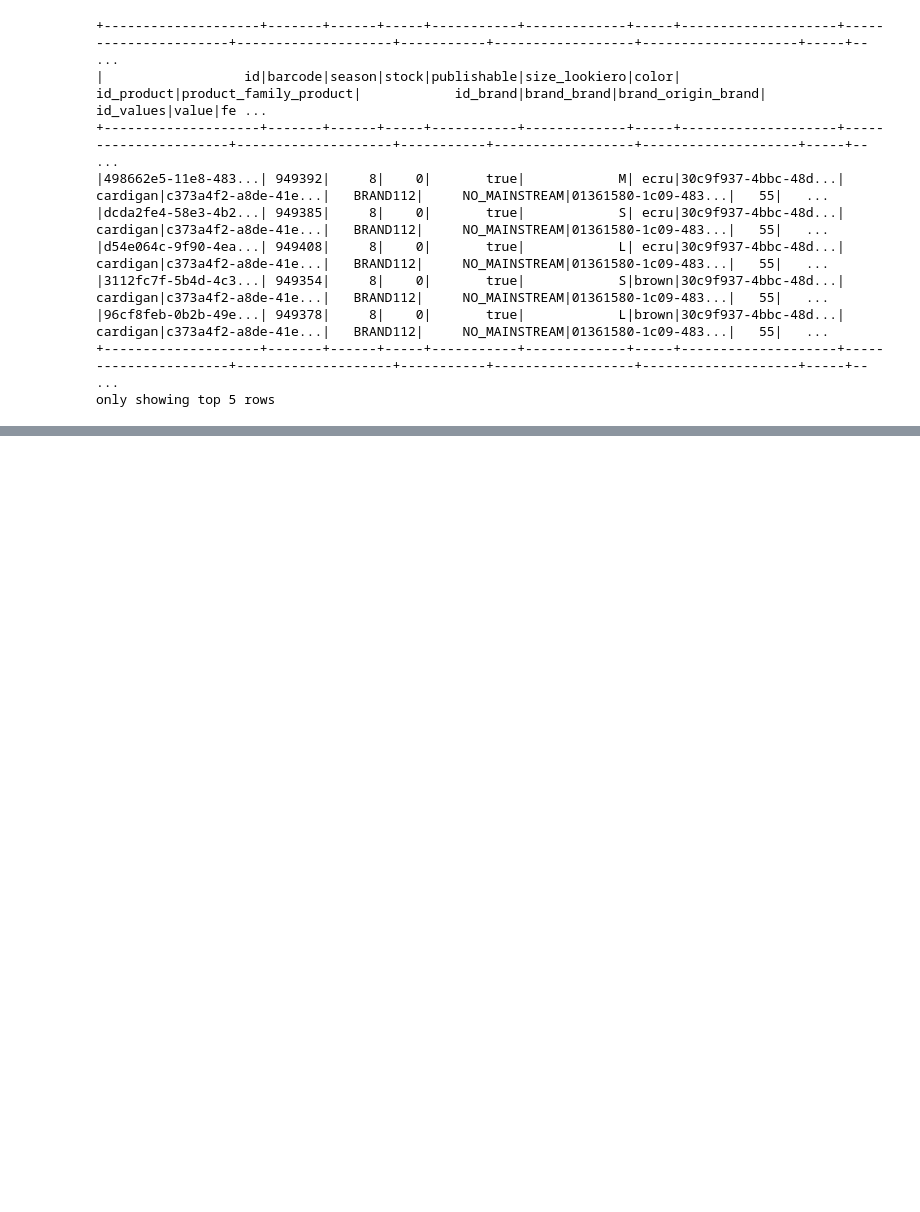
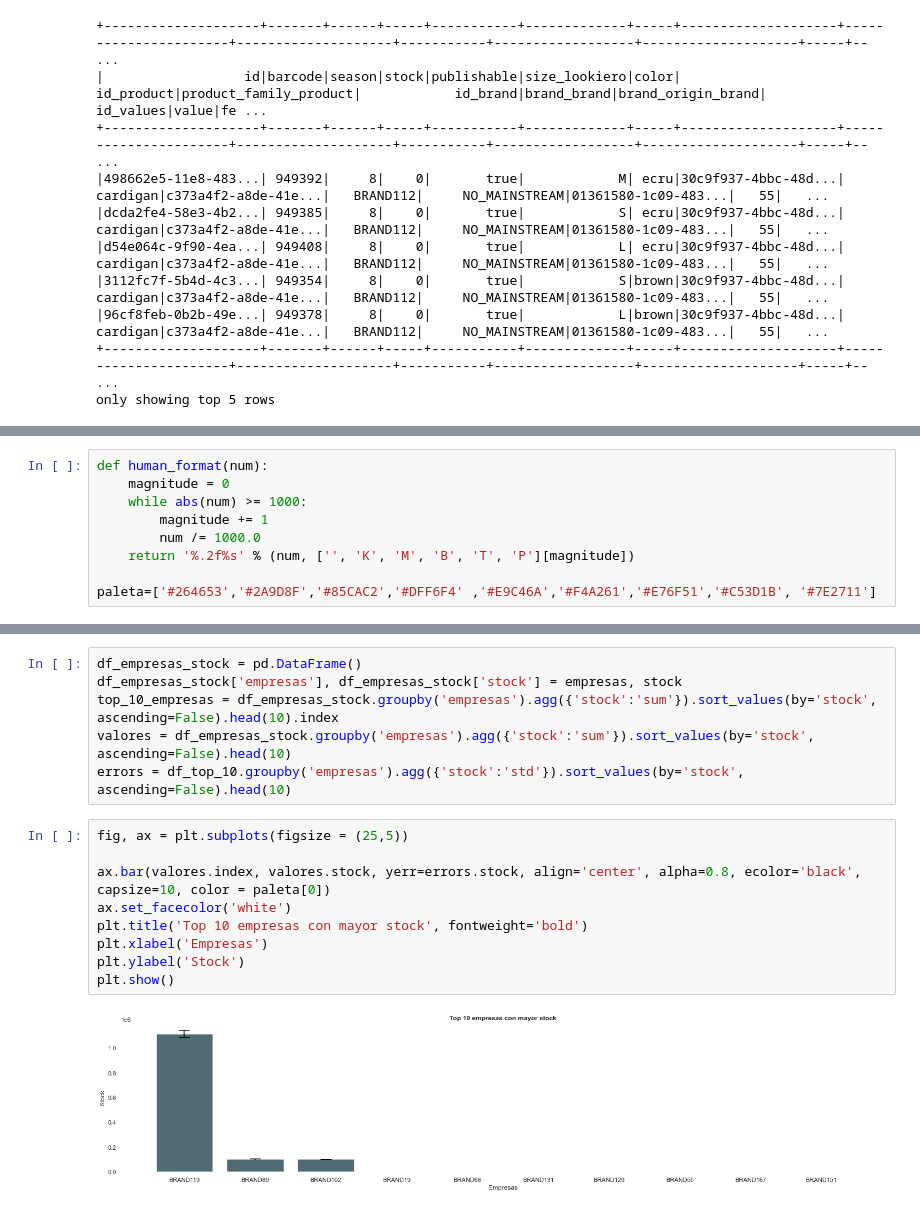
Before and after one commit to JonJarrinVitoria/korea_covid_visu, a Jupyter notebook: codigo/00_eda/00_analisis_inicial.ipynb, the cells around one changed output, grey strips where cells are left out. Drawn from its saved outputs; the diff is of its cells as text; blank space fills up the shorter version.

```diff
--- a/codigo/00_eda/00_analisis_inicial.ipynb
+++ b/codigo/00_eda/00_analisis_inicial.ipynb
@@ -277,0 +302,9 @@ only showing top 5 rows
+# %%
+def human_format(num):
+    magnitude = 0
+    while abs(num) >= 1000:
+        magnitude += 1
+        num /= 1000.0
+    return '%.2f%s' % (num, ['', 'K', 'M', 'B', 'T', 'P'][magnitude])
+
+paleta=['#264653','#2A9D8F','#85CAC2','#DFF6F4' ,'#E9C46A','#F4A261','#E76F51','#C53D1B', '#7E2711']
@@ -277,0 +374,17 @@ only showing top 5 rows
+# %%
+df_empresas_stock = pd.DataFrame()
+df_empresas_stock['empresas'], df_empresas_stock['stock'] = empresas, stock
+top_10_empresas = df_empresas_stock.groupby('empresas').agg({'stock':'sum'}).sort_values(by='stock', ascending=False).head(10).index
+valores = df_empresas_stock.groupby('empresas').agg({'stock':'sum'}).sort_values(by='stock', ascending=False).head(10)
+errors = df_top_10.groupby('empresas').agg({'stock':'std'}).sort_values(by='stock', ascending=False).head(10)
+# %%
+fig, ax = plt.subplots(figsize = (25,5))
+
+ax.bar(valores.index, valores.stock, yerr=errors.stock, align='center', alpha=0.8, ecolor='black', capsize=10, color = paleta[0])
+ax.set_facecolor('white')
+plt.title('Top 10 empresas con mayor stock', fontweight='bold')
+plt.xlabel('Empresas')
+plt.ylabel('Stock')
+plt.show()
+# %% [output]
+[figure, added]
```
Also changed, not shown: parts of 23 cells of this notebook.
